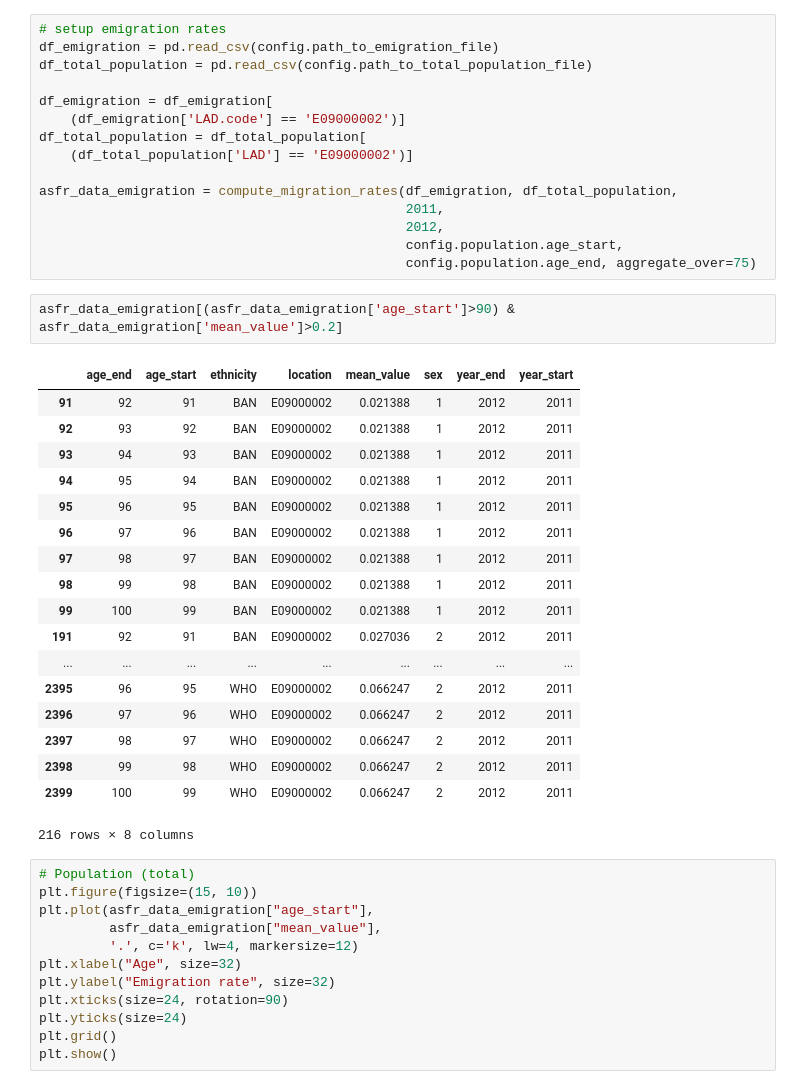
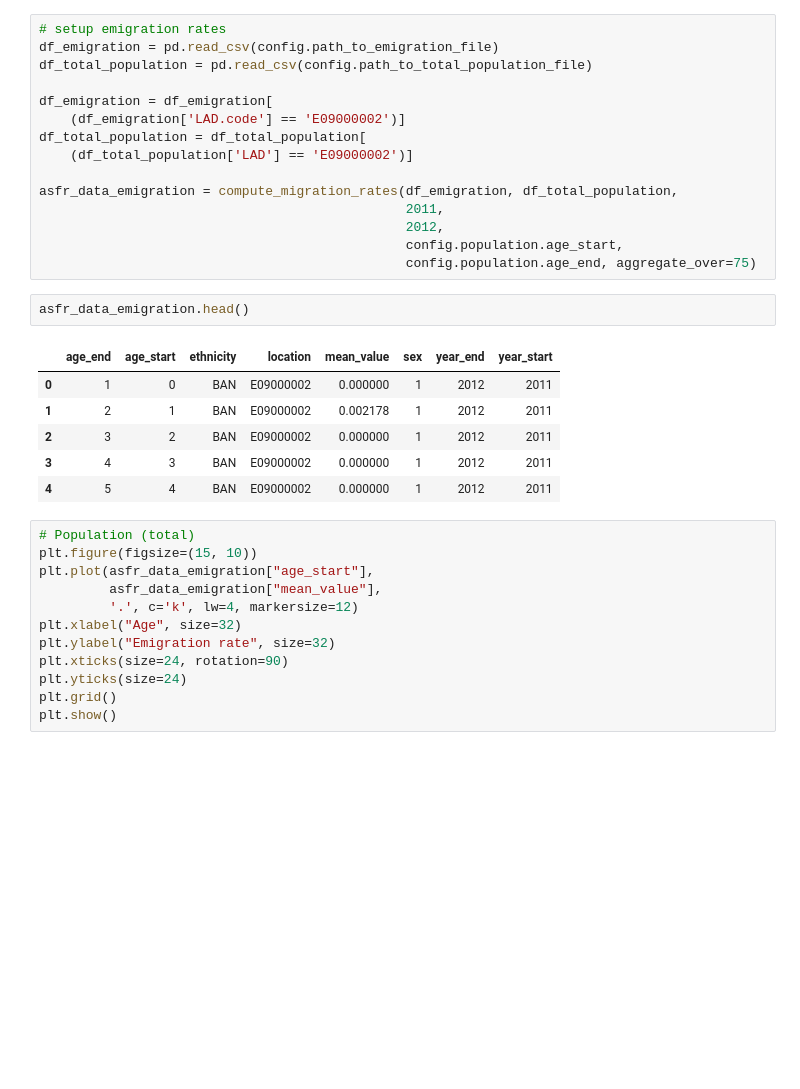
Before and after one commit to ihmeuw/vivarium_public_health, a Jupyter notebook: notebooks/pipeline_005_fertility_mortality_emigration_immigration.ipynb, the cells around one changed output. Drawn from its saved outputs; the diff is of its cells as text; blank space fills up the shorter version.

```diff
--- a/notebooks/pipeline_005_fertility_mortality_emigration_immigration.ipynb
+++ b/notebooks/pipeline_005_fertility_mortality_emigration_immigration.ipynb
@@ -192,27 +192,15 @@ asfr_data_emigration = compute_migration_rates(df_emigration, df_total_populatio
                                                2012,
                                                config.population.age_start,
                                                config.population.age_end, aggregate_over=75)
-# %%
-asfr_data_emigration[(asfr_data_emigration['age_start']>90) & asfr_data_emigration['mean_value']>0.2]
-# %% [output]
-|  | age_end | age_start | ethnicity | location | mean_value | sex | year_end | year_start |
-| 91 | 92 | 91 | BAN | E09000002 | 0.021388 | 1 | 2012 | 2011 |
-| 92 | 93 | 92 | BAN | E09000002 | 0.021388 | 1 | 2012 | 2011 |
-| 93 | 94 | 93 | BAN | E09000002 | 0.021388 | 1 | 2012 | 2011 |
-| 94 | 95 | 94 | BAN | E09000002 | 0.021388 | 1 | 2012 | 2011 |
-| 95 | 96 | 95 | BAN | E09000002 | 0.021388 | 1 | 2012 | 2011 |
-| 96 | 97 | 96 | BAN | E09000002 | 0.021388 | 1 | 2012 | 2011 |
-| 97 | 98 | 97 | BAN | E09000002 | 0.021388 | 1 | 2012 | 2011 |
-| 98 | 99 | 98 | BAN | E09000002 | 0.021388 | 1 | 2012 | 2011 |
-| 99 | 100 | 99 | BAN | E09000002 | 0.021388 | 1 | 2012 | 2011 |
-| 191 | 92 | 91 | BAN | E09000002 | 0.027036 | 2 | 2012 | 2011 |
-| ... | ... | ... | ... | ... | ... | ... | ... | ... |
-| 2395 | 96 | 95 | WHO | E09000002 | 0.066247 | 2 | 2012 | 2011 |
-| 2396 | 97 | 96 | WHO | E09000002 | 0.066247 | 2 | 2012 | 2011 |
-| 2397 | 98 | 97 | WHO | E09000002 | 0.066247 | 2 | 2012 | 2011 |
-| 2398 | 99 | 98 | WHO | E09000002 | 0.066247 | 2 | 2012 | 2011 |
-| 2399 | 100 | 99 | WHO | E09000002 | 0.066247 | 2 | 2012 | 2011 |
-216 rows × 8 columns
+# %%
+asfr_data_emigration.head()
+# %% [output]
+|  | age_end | age_start | ethnicity | location | mean_value | sex | year_end | year_start |
+| 0 | 1 | 0 | BAN | E09000002 | 0.000000 | 1 | 2012 | 2011 |
+| 1 | 2 | 1 | BAN | E09000002 | 0.002178 | 1 | 2012 | 2011 |
+| 2 | 3 | 2 | BAN | E09000002 | 0.000000 | 1 | 2012 | 2011 |
+| 3 | 4 | 3 | BAN | E09000002 | 0.000000 | 1 | 2012 | 2011 |
+| 4 | 5 | 4 | BAN | E09000002 | 0.000000 | 1 | 2012 | 2011 |
 # %%
 # Population (total)
 plt.figure(figsize=(15, 10))
```
Also changed, not shown: parts of 21 cells of this notebook.
